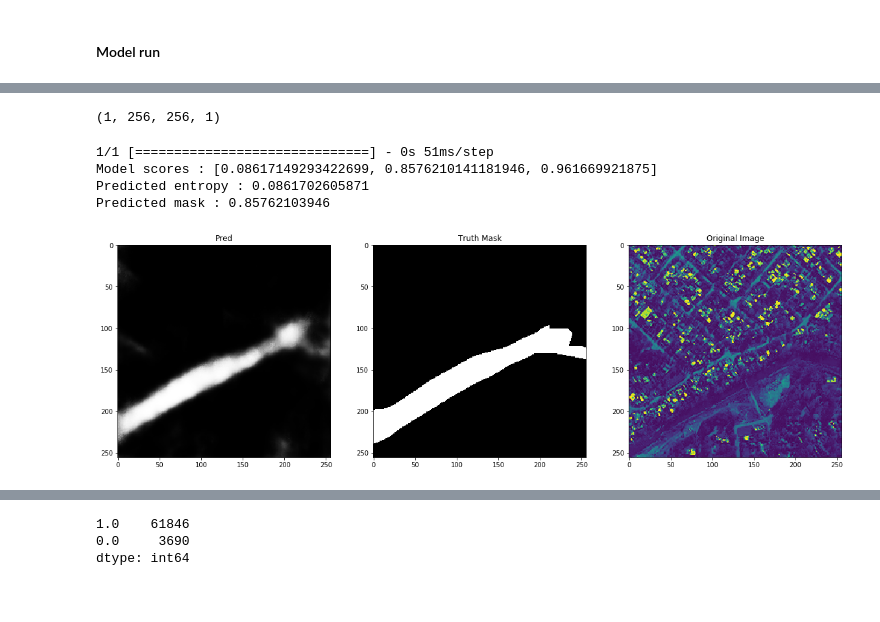
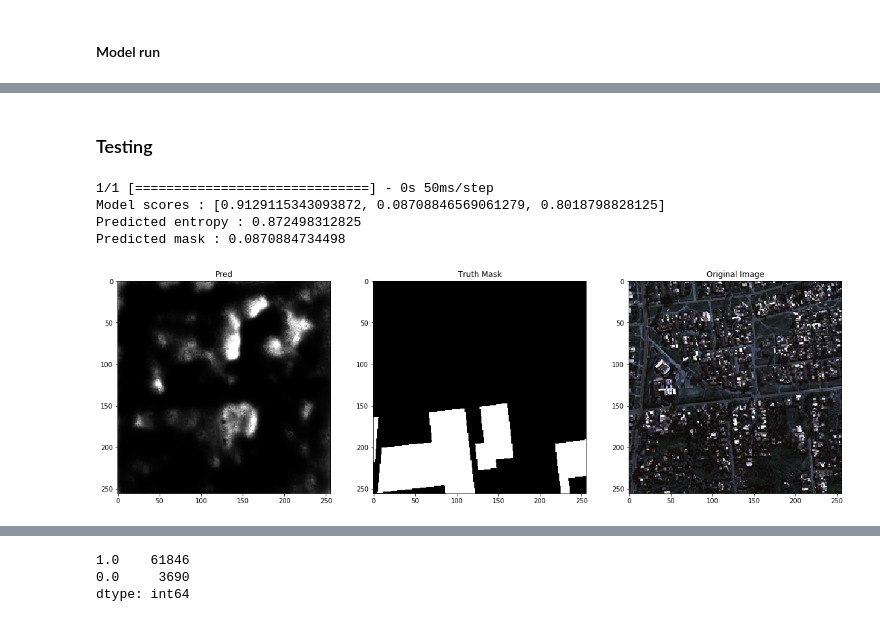
Before and after one commit to rsk2327/DyamaxionLabs, a Jupyter notebook: Unet_Generator.ipynb, the cells around one changed output, grey strips where cells are left out. Saved outputs shown, nothing was run; the diff lists cells and outputs as text; code cells hidden in the pictures.

Commit message:
new model version

```diff
--- a/Unet_Generator.ipynb
+++ b/Unet_Generator.ipynb
@@ -335,7 +390,7 @@ testFolders = ['17JUN10140042_P003_R1C1']
 gen = Generator(dataPath,trainFolders,invertMask=True)
 testGen  = Generator(dataPath,testFolders,invertMask = True)
 # %%
-epochs=10
+epochs=5
 # %%
 model.fit_generator(gen.generate(5),epochs=epochs,verbose=1,validation_data=testGen.generate(5),validation_steps = 5,steps_per_epoch = 100)
 # %% [output]
@@ -367,2 +407,0 @@ model.evaluate_generator(train_generator)
-# %%
-pred = model.predict_generator(train_generator)
@@ -371,4 +407,0 @@ testx = testGen.generate(1)
-# %%
-testGen.generate(1).next()[1].shape
-# %% [output]
-(1, 256, 256, 1)
@@ -375,3 +412,5 @@ testGen.generate(1).next()[1].shape
+# %% [markdown]
+### Testing
 # %%
 def evaluateImage(generator):
 
@@ -394,17 +433,17 @@ def evaluateImage(generator):
 
     plt.subplot(133)
     plt.title("Original Image")
-    plt.imshow(img[:,:,:,2].reshape(256,256))
+    plt.imshow(img[:,:,:].reshape(256,256,3))
 
     return(pred,mask,img)
 # %%
-pred,mask,img = evaluateImage(gen)
+pred,mask,img = evaluateImage(testGen)
 # %% [output]
-1/1 [==============================] - 0s 51ms/step
-Model scores : [0.08617149293422699, 0.8576210141181946, 0.961669921875]
-Predicted entropy : 0.0861702605871
-Predicted mask : 0.85762103946
+1/1 [==============================] - 0s 50ms/step
+Model scores : [0.9129115343093872, 0.08708846569061279, 0.8018798828125]
+Predicted entropy : 0.872498312825
+Predicted mask : 0.0870884734498
-[figure, old version]
+[figure, new version]
 # %%
 binaryMask = toBinary(mask)
 pd.Series(binaryMask.reshape(-1)).value_counts()
```
Also changed, not shown: parts of 9 cells of this notebook, 1 other file.
